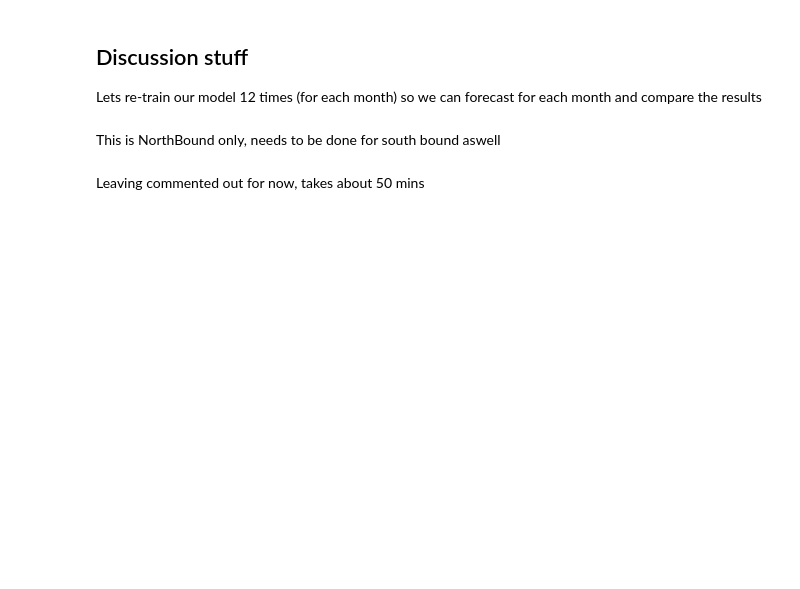
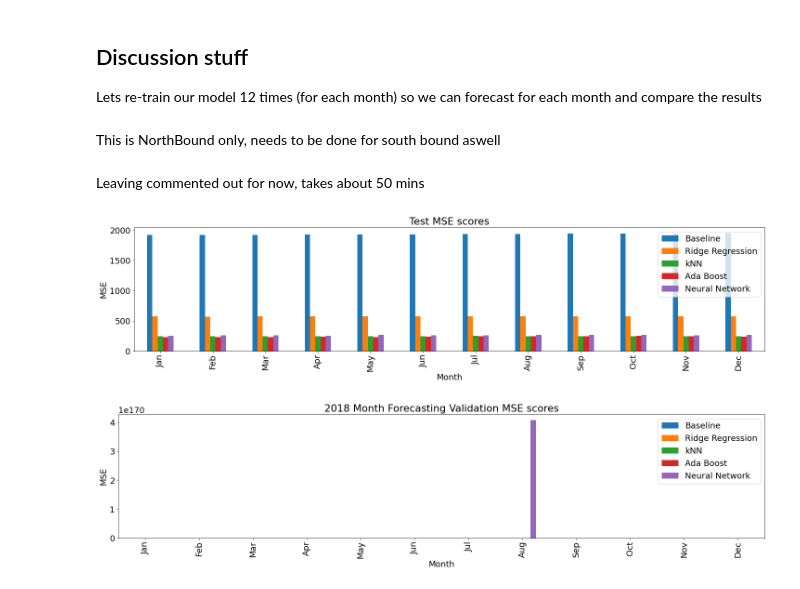
Before and after one commit to tmulligan98/Machine-Learning-Main-Project, a Jupyter notebook: scripts/notebook.ipynb, the cells around one changed output. Cells and saved outputs as stored; diff of their text form; code cells hidden in the pictures; blank space fills up the shorter version.

```diff
--- a/scripts/notebook.ipynb
+++ b/scripts/notebook.ipynb
@@ -560,15 +597,19 @@ df_val_week_scores=pd.DataFrame(val_week_scores).to_csv("model_scores/df_val_wee
 # %%
 from visualisation import forecast_plot
 
 df_test_scores=pd.read_csv("model_scores/df_test_scores.csv", index_col=0)
 df_val_month_scores=pd.read_csv("model_scores/df_val_month_scores.csv", index_col=0)
 df_val_week_scores=pd.read_csv("model_scores/df_val_week_scores.csv", index_col=0)
 
+
 #neural net MSE it so big it messes up the graph
 #we'll drop it for now, need to increase the size od the graphs for visualisation
 #df_val_month_scores.drop(columns=["Neural Network"],inplace=True)
 #df_val_week_scores.drop(columns=["Neural Network"],inplace=True)
 
 forecast_plot(df_test_scores,"Test MSE scores","Month",log_scale=False)
-forecast_plot(df_val_month_scores,"2018 Month Validation MSE scores","Month",log_scale=True)
-forecast_plot(df_val_week_scores,"2018 first week of each month validation MSE scores","First Week Of:",log_scale=True)
+forecast_plot(df_val_month_scores,"2018 Month Forecasting Validation MSE scores","Month",log_scale=False)
+#forecast_plot(df_val_week_scores,"2018 first week of each month validation MSE scores","First Week Of:",log_scale=True)
+# %% [output]
+[figure, added]
+[figure, added]
```
Also changed, not shown: parts of 24 cells of this notebook, 6 other files.
